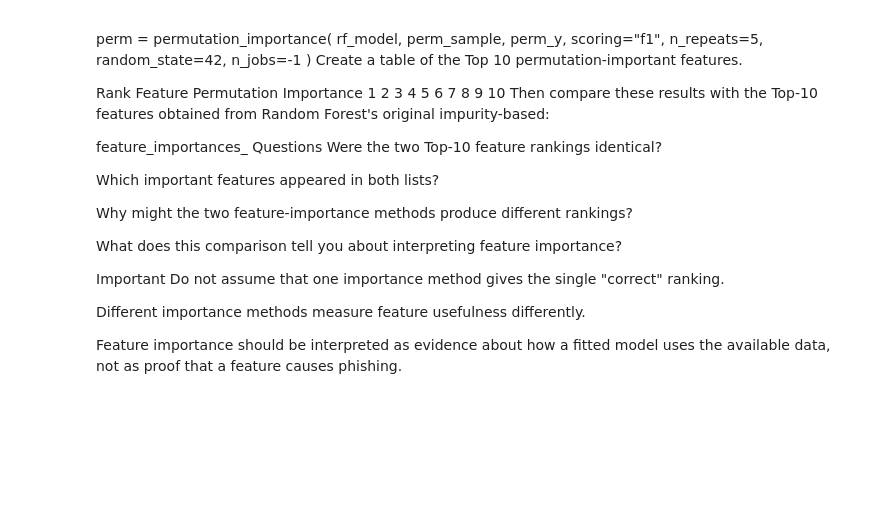
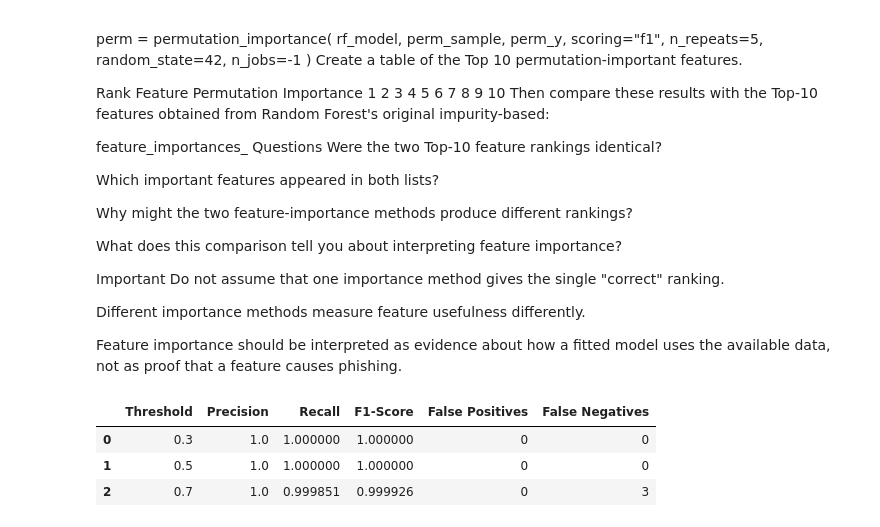
Before and after one commit to shawnw440/CS-6625-Machine-Learning-Based-Phishing-URL-Detection, a Jupyter notebook: CS6625_Phishing_Detection_Walker.ipynb, the cells around one changed output. Cells and saved outputs as stored; diff of their text form; code cells hidden in the pictures; blank space fills up the shorter version.

```diff
--- a/CS6625_Phishing_Detection_Walker.ipynb
+++ b/CS6625_Phishing_Detection_Walker.ipynb
@@ -1924,3 +1924,70 @@ Do not assume that one importance method gives the single "correct" ranking.
 Different importance methods measure feature usefulness differently.
 
 Feature importance should be interpreted as evidence about how a fitted model uses the available data, not as proof that a feature causes phishing.
+# %%
+
+# Advanced Requirement 1 — Classification Threshold Analysis
+
+from sklearn.metrics import (
+    precision_score,
+    recall_score,
+    f1_score,
+    confusion_matrix
+)
+
+# Define classification thresholds
+thresholds = [0.30, 0.50, 0.70]
+
+# Store threshold analysis results
+threshold_results = []
+
+for threshold in thresholds:
+
+    # Generate predictions using the selected threshold
+    threshold_pred = (
+        rf_prob >= threshold
+    ).astype(int)
+
+    # Calculate confusion matrix
+    tn, fp, fn, tp = confusion_matrix(
+        y_test,
+        threshold_pred,
+        labels=[0, 1]
+    ).ravel()
+
+    # Calculate and store evaluation metrics
+    threshold_results.append({
+        "Threshold": threshold,
+
+        "Precision": precision_score(
+            y_test,
+            threshold_pred
+        ),
+
+        "Recall": recall_score(
+            y_test,
+            threshold_pred
+        ),
+
+        "F1-Score": f1_score(
+            y_test,
+            threshold_pred
+        ),
+
+        "False Positives": fp,
+
+        "False Negatives": fn
+    })
+
+# Create the threshold comparison table
+threshold_results_df = pd.DataFrame(
+    threshold_results
+)
+
+# Display the results
+threshold_results_df
+# %% [output]
+|  | Threshold | Precision | Recall | F1-Score | False Positives | False Negatives |
+| 0 | 0.3 | 1.0 | 1.000000 | 1.000000 | 0 | 0 |
+| 1 | 0.5 | 1.0 | 1.000000 | 1.000000 | 0 | 0 |
+| 2 | 0.7 | 1.0 | 0.999851 | 0.999926 | 0 | 3 |
```
Also changed, not shown: parts of 5 cells of this notebook.
